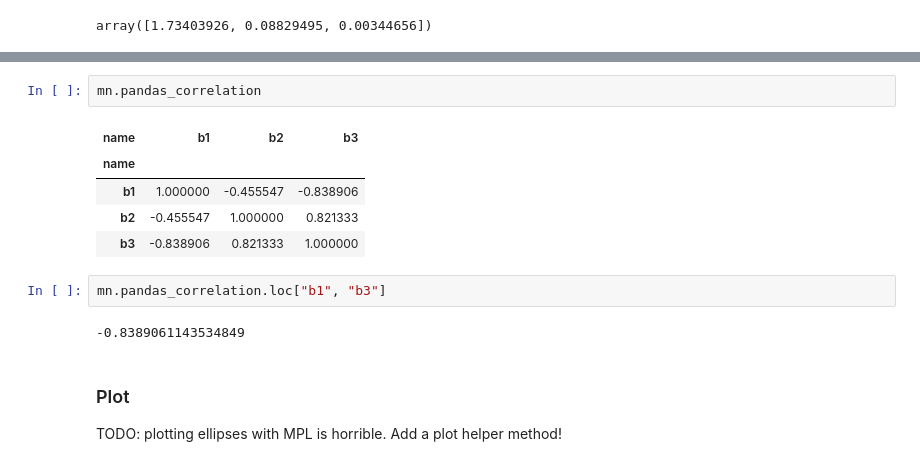
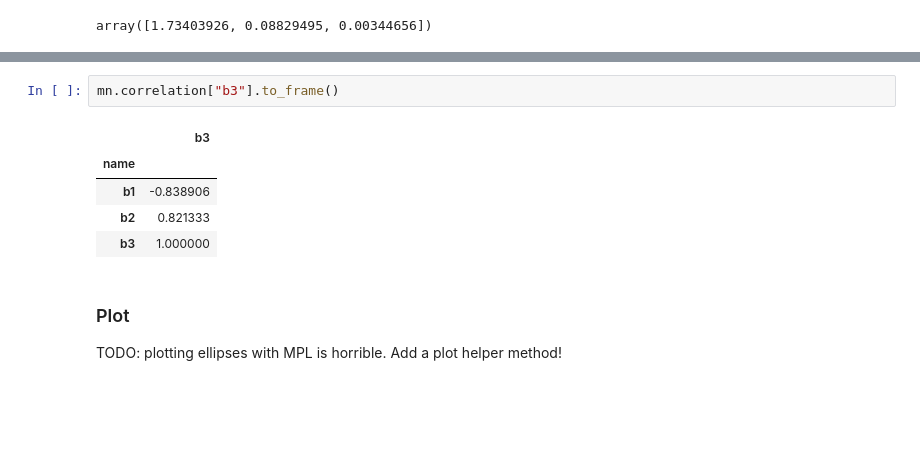
Before and after one commit to cdeil/multinorm, a Jupyter notebook: multinorm.ipynb, the cells around one changed output, grey strips where cells are left out. Saved outputs shown, nothing was run; the diff lists cells and outputs as text; blank space fills up the shorter version.

```diff
--- a/multinorm.ipynb
+++ b/multinorm.ipynb
@@ -222,15 +218,11 @@ mn.pandas_cov
-# %%
-mn.pandas_correlation
-# %% [output]
-| name | b1 | b2 | b3 |
-| name |  |  |  |
-| b1 | 1.000000 | -0.455547 | -0.838906 |
-| b2 | -0.455547 | 1.000000 | 0.821333 |
-| b3 | -0.838906 | 0.821333 | 1.000000 |
-# %%
-mn.pandas_correlation.loc["b1", "b3"]
-# %% [output]
--0.8389061143534849
+# %%
+mn.correlation["b3"].to_frame()
+# %% [output]
+|  | b3 |
+| name |  |
+| b1 | -0.838906 |
+| b2 | 0.821333 |
+| b3 | 1.000000 |
 # %% [markdown]
 ### Plot
 
```
Also changed, not shown: parts of 26 cells of this notebook.
